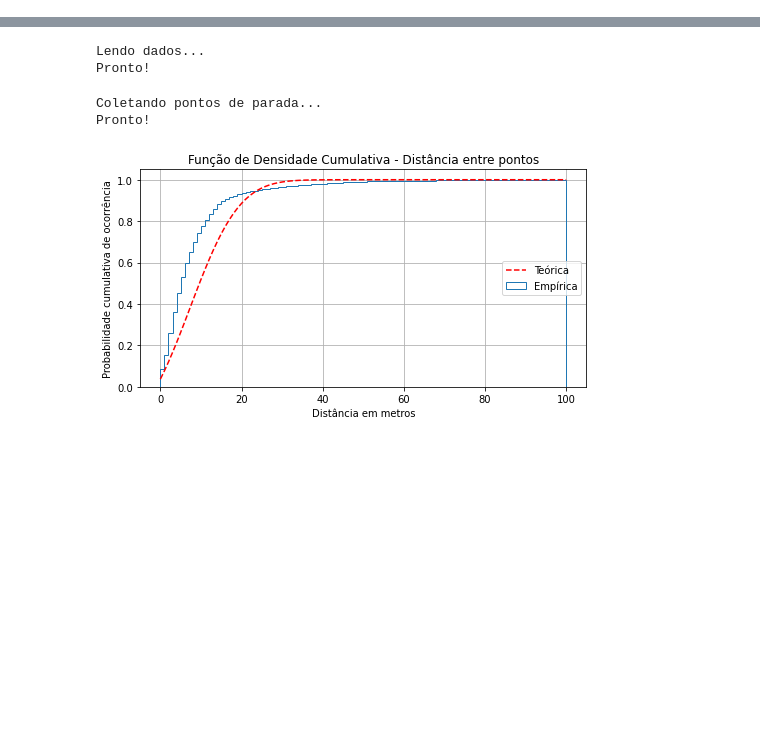
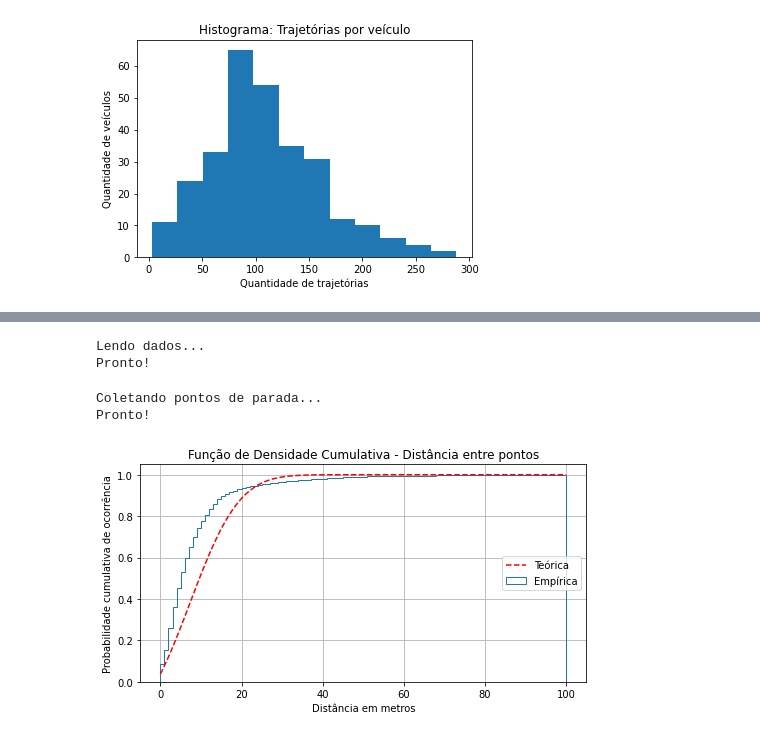
Before and after one commit to TulioNPL/Pesquisa, a Jupyter notebook: jupyter/main.ipynb, the cells around one changed output, grey strips where cells are left out. Drawn from its saved outputs; the diff is of its cells as text; code cells hidden in the pictures; blank space fills up the shorter version.

Commit message:
Add: Functions to plot histograns and cdf about trajectory qt by car

```diff
--- a/jupyter/main.ipynb
+++ b/jupyter/main.ipynb
@@ -257,3 +271,23 @@ def stayPoint_Detection():
 
         separator[key].append(numPontos-1)  # Adiciona ponto final
     print('Pronto!')
+# %%
+def trajPorVeic():
+    """Função para calcular e plotar um histograma da quantidade
+        de trajetórias por veículo.
+    """
+
+    trajCounter = []
+    for key in separator:
+        trajCounter.append(len(separator[key]))
+
+    plt.hist(trajCounter, bins=12)
+    plt.title('Histograma: Trajetórias por veículo')
+    plt.xlabel('Quantidade de trajetórias')
+    plt.ylabel('Quantidade de veículos')
+    #plt.savefig(path+'/img/histTrajPorVeic.png', dpi=100)
+    plt.show()
+# %%
+trajPorVeic()
+# %% [output]
+[figure, added]
```
Also changed, not shown: parts of 4 cells of this notebook.
